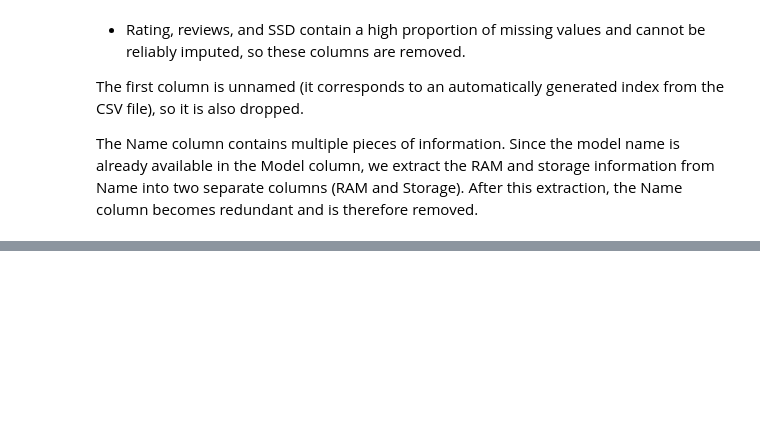
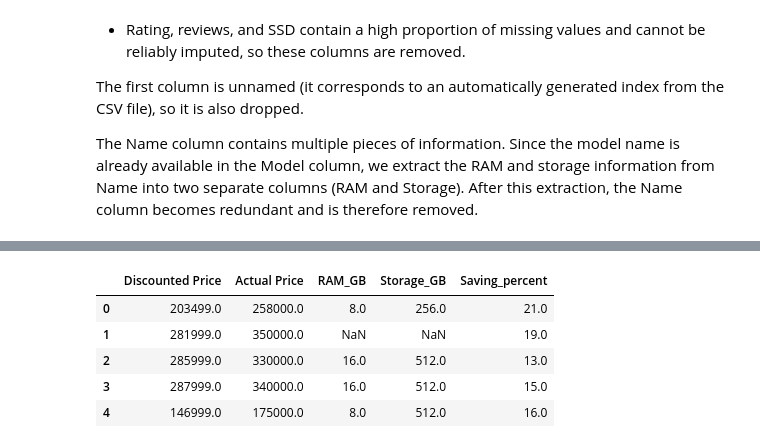
Before and after one commit to Zakaria-Boukeffa/LAPTOP-PRICE-ML, a Jupyter notebook: laptop.ipynb, the cells around one changed output, grey strips where cells are left out. Saved outputs shown, nothing was run; the diff lists cells and outputs as text; code cells hidden in the pictures; blank space fills up the shorter version.

```diff
--- a/laptop.ipynb
+++ b/laptop.ipynb
@@ -111 +186,12 @@ df1.head()
+# %%
+# Extracting quanitaive features
+df_qnt = df1.select_dtypes(include=['float64', 'int64'])
+df_qnt.head()
+# %% [output]
+|  | Discounted Price | Actual Price | RAM_GB | Storage_GB | Saving_percent |
+| 0 | 203499.0 | 258000.0 | 8.0 | 256.0 | 21.0 |
+| 1 | 281999.0 | 350000.0 | NaN | NaN | 19.0 |
+| 2 | 285999.0 | 330000.0 | 16.0 | 512.0 | 13.0 |
+| 3 | 287999.0 | 340000.0 | 16.0 | 512.0 | 15.0 |
+| 4 | 146999.0 | 175000.0 | 8.0 | 512.0 | 16.0 |
 # %% [markdown]
```
Also changed, not shown: parts of 6 cells of this notebook.
